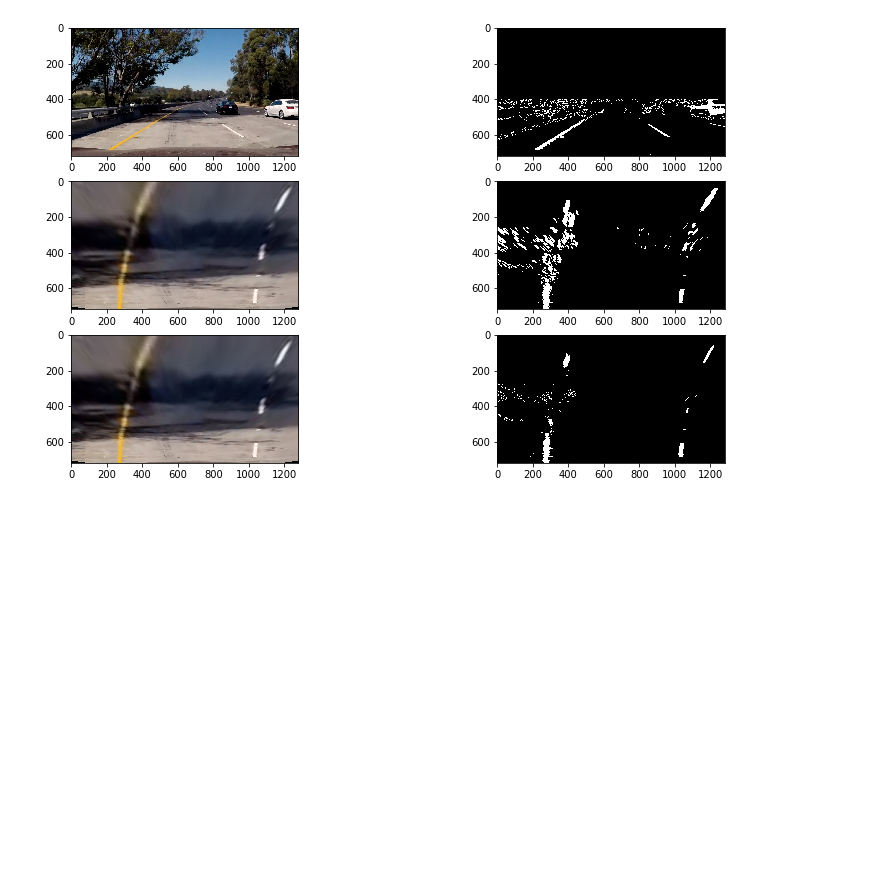
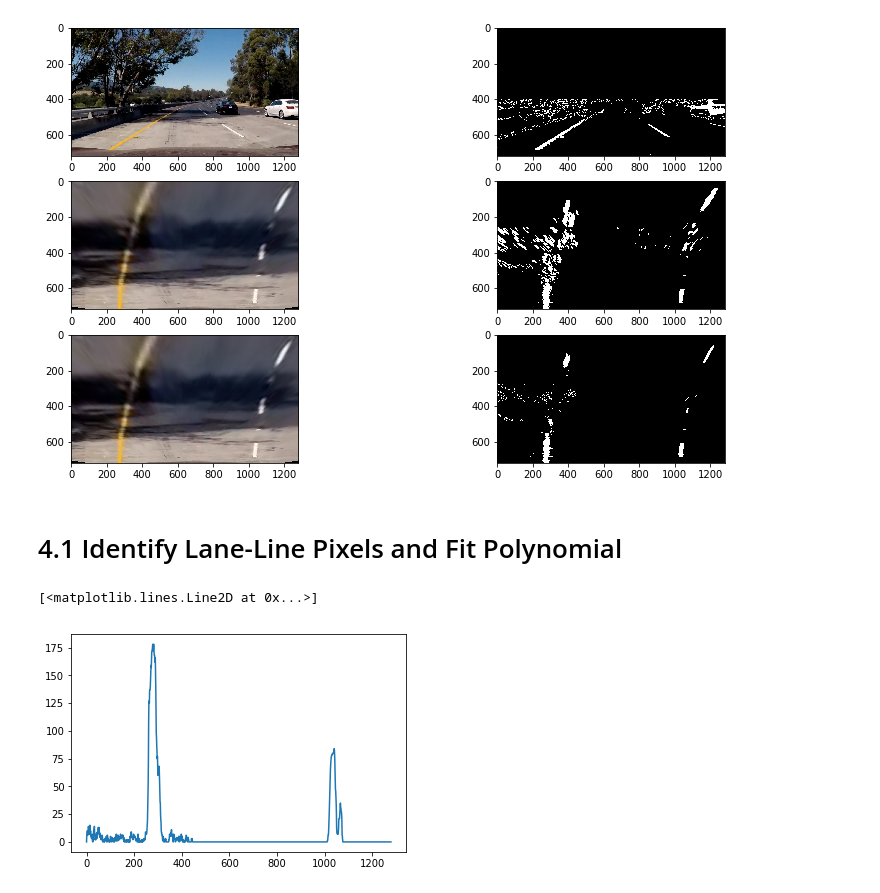
Before and after one commit to johannesdeselaers/CarND-Advanced-Lane-Lines, a Jupyter notebook: LaneDetectionPipeline.ipynb, the cells around one changed output. Cells and saved outputs as stored; diff of their text form; code cells hidden in the pictures; blank space fills up the shorter version.

```diff
--- a/LaneDetectionPipeline.ipynb
+++ b/LaneDetectionPipeline.ipynb
@@ -46,14 +46,16 @@ def bridseye(img, mtx, dist):
 
     # Given src and dst points, calculate the perspective transform matrix
     M = cv2.getPerspectiveTransform(srcp, dstp)
+    Minv = cv2.getPerspectiveTransform(dstp, srcp)
+
     # Warp the image using OpenCV warpPerspective()
     warped = cv2.warpPerspective(undist, M, dsize=(img.shape[1],img.shape[0]))
 
     # Return the resulting image and matrix
-    return warped, M
+    return warped, M, Minv
 
 img = imread('test_images/straight_lines1.jpg')
-dst, M = bridseye(img, calibration['mtx'], calibration['dist'])
+dst, M, Minv = bridseye(img, calibration['mtx'], calibration['dist'])
 
 # Plot results
 figure, axarr = plt.subplots(1, 2, figsize=(14, 8))
@@ -309,7 +311,7 @@ def lane_markings_binary(img, vertical_limit=400):
 #                                  ((grad_mag >= 30) & (grad_mag <= 512) &
 #                                   (grad_dir >= 0.2) & (grad_dir <= 1.)) |
                                   (yellow > 230) |
-                                  (high_intensity > 230)] = 1
+                                  (high_intensity > 245)] = 1
 #     combined = binary_noise_reduction(combined, 4)
     return combined
 # %%
@@ -338,3 +340,21 @@ imsave('output_images/test5_thresholded_bridseye.jpg', birdseye_binary*255)
 imsave('output_images/test5_bridseye_thresholded.jpg', birdseye_binary_2*255)
 # %% [output]
 [figure]
+# %% [markdown]
+# 4.1 Identify Lane-Line Pixels and Fit Polynomial
+# %%
+image = imread('test_images/test5.jpg')
+binary = lane_markings_binary(image)
+birdseye_image, M, Minv = bridseye(image, calibration['mtx'], calibration['dist'])
+birdseye_binary, M, Minv = bridseye(binary, calibration['mtx'], calibration['dist'])
+birdseye_binary_2 = lane_markings_binary(birdseye_image,0)
+
+undist = image
+warped = birdseye_image
+binary_warped = birdseye_binary_2
+
+histogram = np.sum(binary_warped[binary_warped.shape[0]/2:,:], axis=0)
+plt.plot(histogram)
+# %% [output]
+[<matplotlib.lines.Line2D at 0x...>]
+[figure, added]
```
Also changed, not shown: parts of 20 cells of this notebook, 1 other file.
